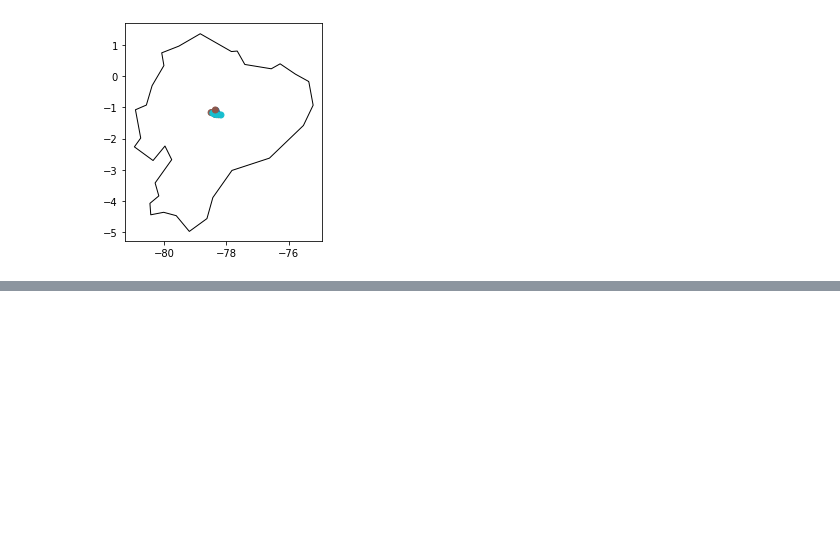
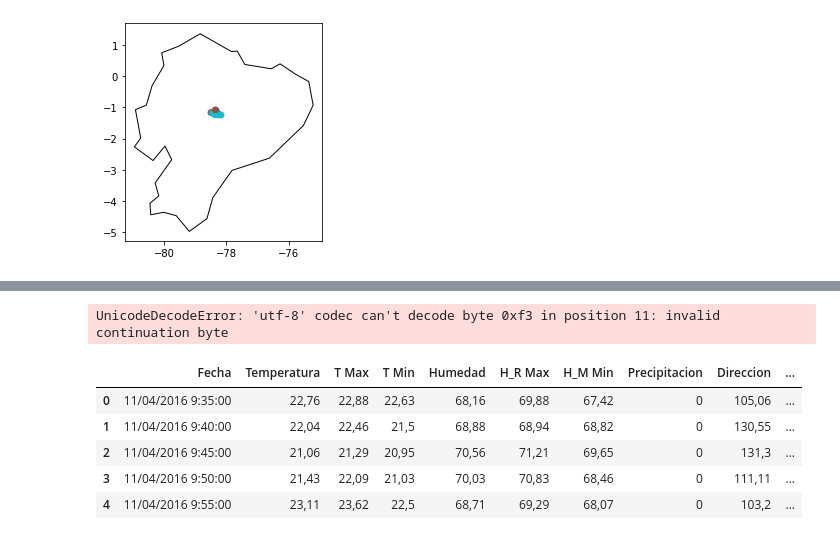
Before and after one commit to tamaramegan/frost_prediction_ml, a Jupyter notebook: Explore_data.ipynb, the cells around one changed output, grey strips where cells are left out. Drawn from its saved outputs; the diff is of its cells as text; code cells hidden in the pictures; blank space fills up the shorter version.

```diff
--- a/Explore_data.ipynb
+++ b/Explore_data.ipynb
@@ -69,4 +70,4 @@ plt.show()
 # %%
-zip = zipfile.ZipFile(f'data/{ziplist[0]}')
-zip.namelist()
+zip = zipfile.ZipFile(f'{ziplist[0]}')
+zip.namelist()[0:20]
 # %% [output]
@@ -74,16 +93,0 @@ zip.namelist()
-# %%
-
-
-zip = zipfile.ZipFile('filename.zip')
-
-# available files in the container
-print (zip.namelist())
-
-
-# extract a specific file from zip
-f = zip.open("file_inside_zip.txt")
-content = f.read()
-# save the extraced file
-f = open('file_inside_zip.extracted.txt', 'wb')
-f.write(content)
-f.close()
@@ -89,0 +171,14 @@ f.close()
+# %%
+zf = zipfile.ZipFile(f'{ziplist[0]}')
+df = pd.read_csv(zf.open(zip.namelist()[0]),sep = ';')
+# %% [output]
+UnicodeDecodeError: 'utf-8' codec can't decode byte 0xf3 in position 11: invalid continuation byte
+# %%
+df.head()
+# %% [output]
+|  | Fecha | Temperatura | T Max | T Min | Humedad | H_R Max | H_M Min | Precipitacion | Direccion | ... |
+| 0 | 11/04/2016 9:35:00 | 22,76 | 22,88 | 22,63 | 68,16 | 69,88 | 67,42 | 0 | 105,06 | ... |
+| 1 | 11/04/2016 9:40:00 | 22,04 | 22,46 | 21,5 | 68,88 | 68,94 | 68,82 | 0 | 130,55 | ... |
+| 2 | 11/04/2016 9:45:00 | 21,06 | 21,29 | 20,95 | 70,56 | 71,21 | 69,65 | 0 | 131,3 | ... |
+| 3 | 11/04/2016 9:50:00 | 21,43 | 22,09 | 21,03 | 70,03 | 70,83 | 68,46 | 0 | 111,11 | ... |
+| 4 | 11/04/2016 9:55:00 | 23,11 | 23,62 | 22,5 | 68,71 | 69,29 | 68,07 | 0 | 103,2 | ... |
```
Also changed, not shown: parts of 10 cells of this notebook.
